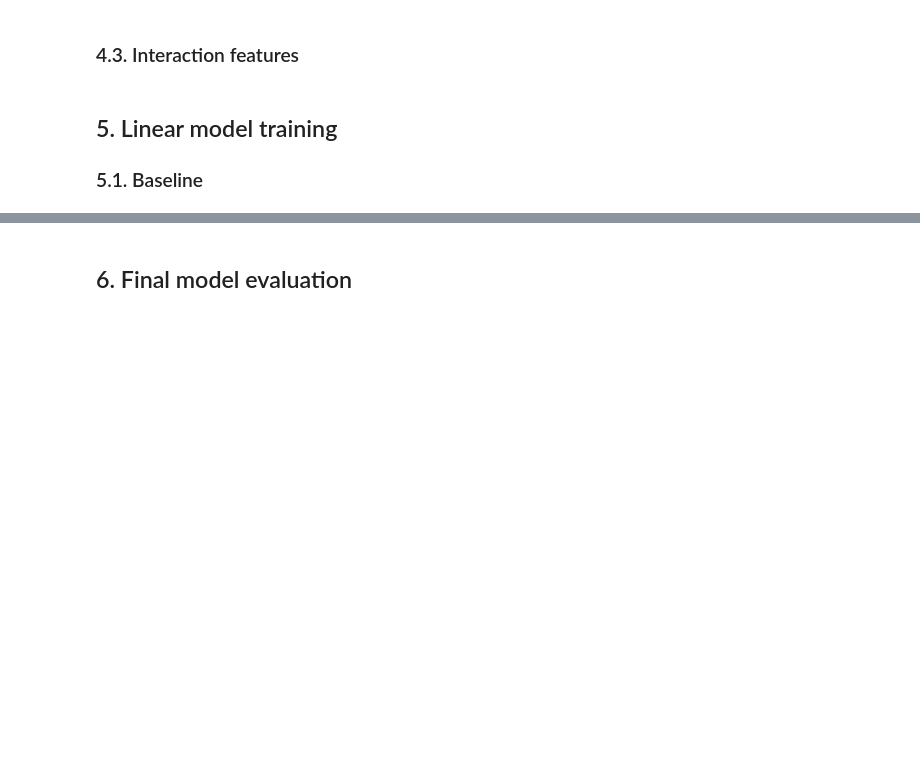
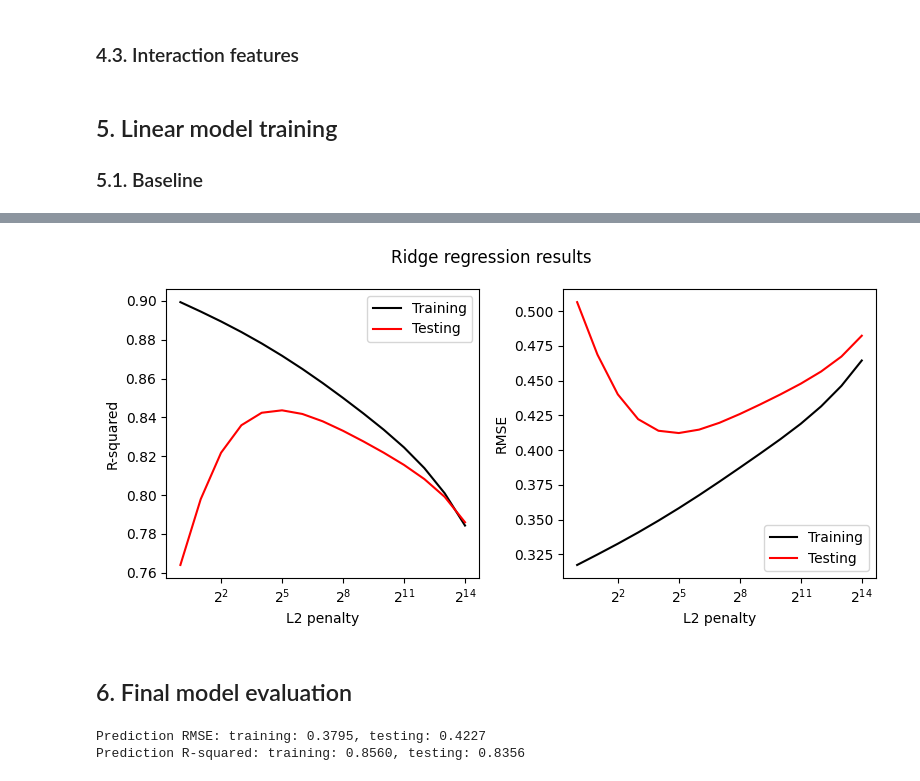
Before and after one commit to 4GeeksAcademy/gperdrizet-regularized-linear-regression, a Jupyter notebook: notebooks/solution.ipynb, the cells around one changed output, grey strips where cells are left out. Saved outputs shown, nothing was run; the diff lists cells and outputs as text; code cells hidden in the pictures; blank space fills up the shorter version.

```diff
--- a/notebooks/solution.ipynb
+++ b/notebooks/solution.ipynb
@@ -611,13 +645,44 @@ plt.show()
+# %%
+fig, axs = plt.subplots(1, 2, figsize=(8, 4))
+
+fig.suptitle('Ridge regression results')
+
+axs[0].plot(penalties, ridge_results['Training R-squared'], color='black', label='Training')
+axs[0].plot(penalties, ridge_results['Testing R-Squared'], color='red', label='Testing')
+axs[0].set_xlabel('L2 penalty')
+axs[0].set_xscale('log', base=2)
+axs[0].set_ylabel('R-squared')
+axs[0].legend(loc='best')
+
+axs[1].plot(penalties, ridge_results['Training RMSE'], color='black', label='Training')
+axs[1].plot(penalties, ridge_results['Testing RMSE'], color='red', label='Testing')
+axs[1].set_xlabel('L2 penalty')
+axs[1].set_xscale('log', base=2)
+axs[1].set_ylabel('RMSE')
+axs[1].legend(loc='best')
+
+plt.tight_layout()
+plt.show()
+# %% [output]
+[figure, added]
 # %% [markdown]
 ## 6. Final model evaluation
 # %%
-lasso_model=Lasso(alpha=2**-9.7, max_iter=5000)
-result=lasso_model.fit(training_features, training_labels)
+lasso_model = Lasso(alpha=0.0016, max_iter=5000)
+result = lasso_model.fit(poly_training_df.drop(columns=['morbidity']), poly_training_df['morbidity'])
 
-train_predictions=lasso_model.predict(training_features)
-train_rmse=root_mean_squared_error(training_labels, train_predictions)
+training_labels = poly_training_df['morbidity']
+training_predictions = lasso_model.predict(poly_training_df.drop(columns=['morbidity']))
+train_rmse = root_mean_squared_error(training_labels, training_predictions)
+train_rsq = r2_score(training_labels, training_predictions)
 
-test_predictions=lasso_model.predict(testing_features)
-test_rmse=root_mean_squared_error(testing_labels, test_predictions)
+testing_labels = poly_testing_df['morbidity']
+testing_predictions = lasso_model.predict(poly_testing_df.drop(columns=['morbidity']))
+test_rmse = root_mean_squared_error(testing_labels, testing_predictions)
+test_rsq = r2_score(testing_labels, testing_predictions)
 
 print(f'Prediction RMSE: training: {train_rmse:.4f}, testing: {test_rmse:.4f}')
+print(f'Prediction R-squared: training: {train_rsq:.4f}, testing: {test_rsq:.4f}')
+# %% [output]
+Prediction RMSE: training: 0.3795, testing: 0.4227
+Prediction R-squared: training: 0.8560, testing: 0.8356
```
Also changed, not shown: parts of 18 cells of this notebook.
